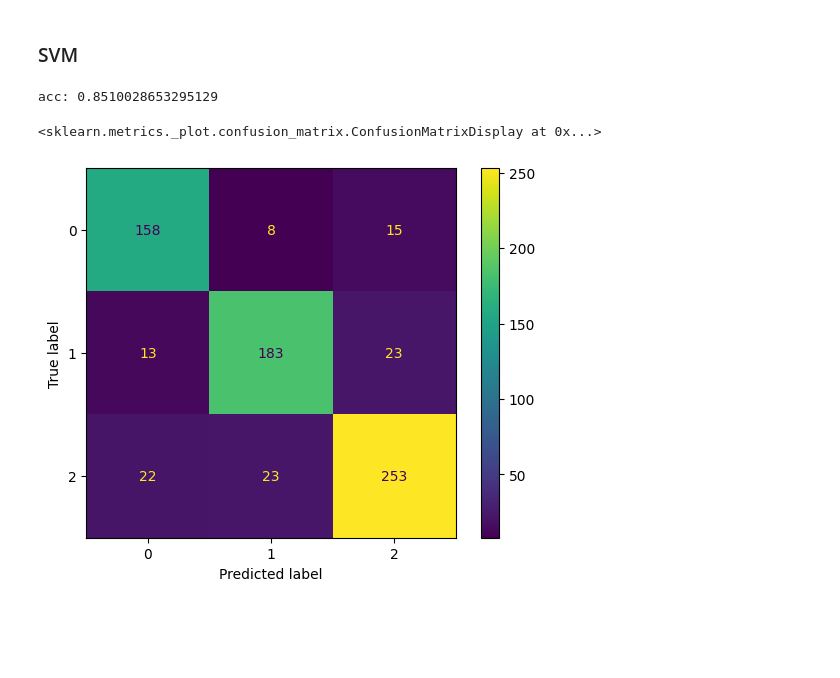
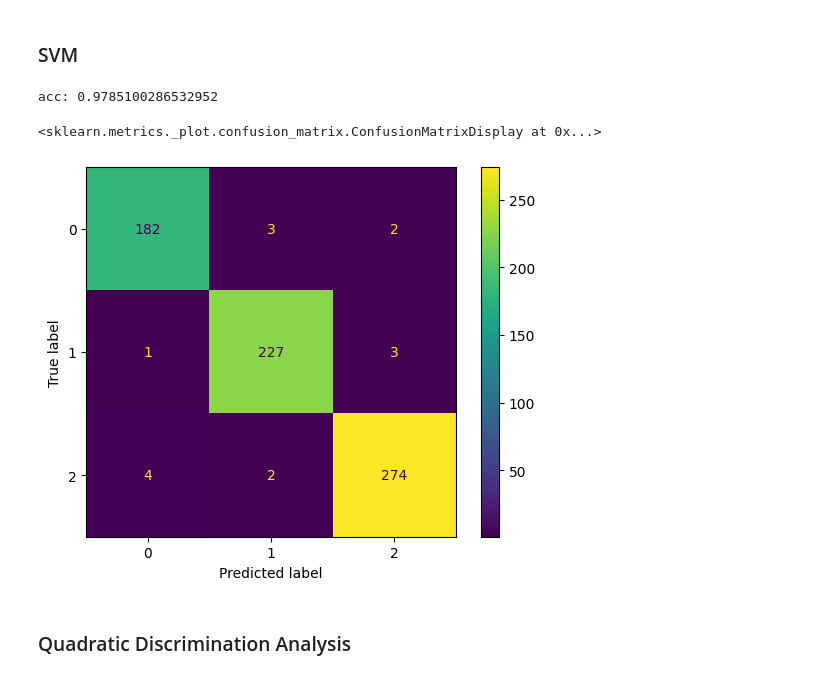
Before and after one commit to nsandlin1/EEG_Mining, a Jupyter notebook: EEG_Mining_Colab.ipynb, the cells around one changed output. Drawn from its saved outputs; the diff is of its cells as text; code cells hidden in the pictures; blank space fills up the shorter version.

```diff
--- a/EEG_Mining_Colab.ipynb
+++ b/EEG_Mining_Colab.ipynb
@@ -128,12 +277,11 @@ ind_train, ind_test, dep_train, dep_test = train_test_split(independents, depend
 # %%
 # https://scikit-learn.org/stable/auto_examples/linear_model/plot_ols.html
 
-from sklearn import linear_model
 from sklearn.metrics import mean_squared_error, r2_score
 
 # train using all attributes
 # instantiate the model
-regr_all = linear_model.LinearRegression()
+regr_all = LinearRegression()
 
 # regress
 regr_all.fit(ind_train, dep_train)
@@ -160,7 +308,7 @@ ind_train_VIF_restricted = ind_train[[0, 11, 23, 35, 95]]
 ind_test_VIF_restricted = ind_test[[0, 11, 23, 35, 95]]
 
 # instantiate the model
-regr_VIF_restricted = linear_model.LinearRegression()
+regr_VIF_restricted = LinearRegression()
 
 # regress
 regr_VIF_restricted.fit(ind_train_VIF_restricted, dep_train)
@@ -175,6 +323,28 @@ print("Coefficients: \n", regr_VIF_restricted.coef_)
 print(f"MSE: {mean_squared_error(dep_test, dep_pred_VIF_restricted)}")
 # coefficient of determination: 1 is perfect prediction
 print(f"r^2: {r2_score(dep_test, dep_pred_VIF_restricted)}")
+
+
+#####################################################
+# Regression on SMOTEd values
+#####################################################
+
+# instantiate the model
+regr_smoted = LinearRegression()
+
+# regress
+regr_smoted.fit(ind_train_sm, dep_train_sm)
+
+# train using all SMOTEd attributes
+dep_pred_smoted = regr_all.predict(ind_test_sm)
+
+print("all:")
+# compute accuracy of model
+print("Coefficients: \n", regr_smoted.coef_)
+# mean squared error
+print(f"MSE: {mean_squared_error(dep_test_sm, dep_pred_smoted)}")
+# coefficient of determination: 1 is perfect prediction
+print(f"r^2: {r2_score(dep_test_sm, dep_pred_smoted)}")
 # %% [output]
 all:
 Coefficients:
@@ -227,25 +421,27 @@ acc: 0.9541547277936963
 # %%
 # https://holypython.com/svm/support-vector-machine-step-by-step/#google_vignette
 
 from sklearn import svm
 
 # instantiate svm
-sup_vec_mach = svm.SVC(kernel='rbf')
+sup_vec_mach = svm.SVC(kernel='rbf', gamma=200)
 
 # fit the SVM
 sup_vec_mach.fit(ind_train, dep_train)
 
 # inference
 dep_pred = sup_vec_mach.predict(ind_test)
 
 # compute accuracy
 acc = accuracy_score(dep_test, dep_pred)
 print(f"acc: {acc}")
 
 # print confusion matrix
 cm = confusion_matrix(dep_test, dep_pred)
 ConfusionMatrixDisplay(confusion_matrix=cm).plot()
 # %% [output]
-acc: 0.8510028653295129
+acc: 0.9785100286532952
 <sklearn.metrics._plot.confusion_matrix.ConfusionMatrixDisplay at 0x...>
-[figure, old version]
+[figure, new version]
+# %% [markdown]
+### Quadratic Discrimination Analysis
```
Also changed, not shown: parts of 16 cells of this notebook.
